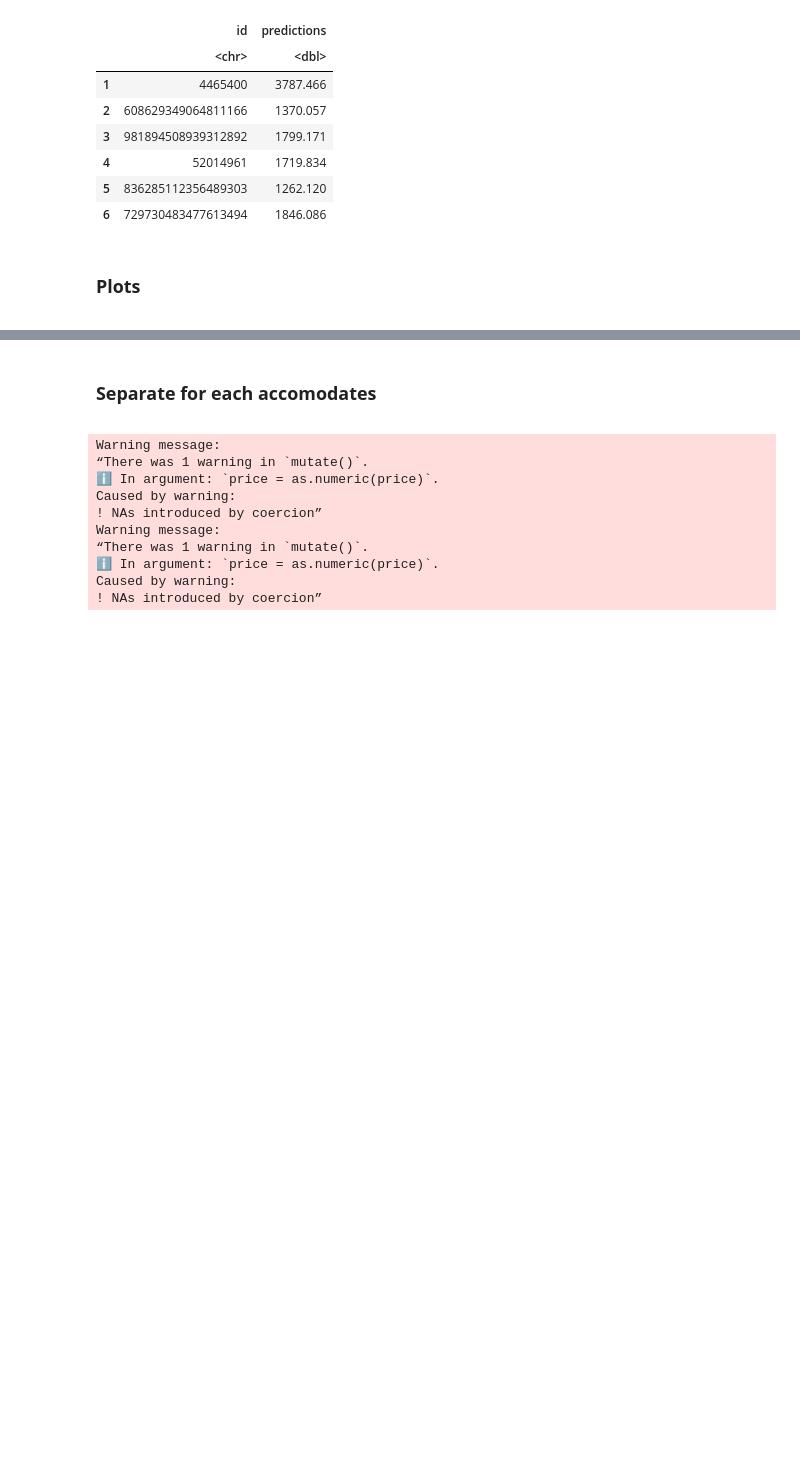
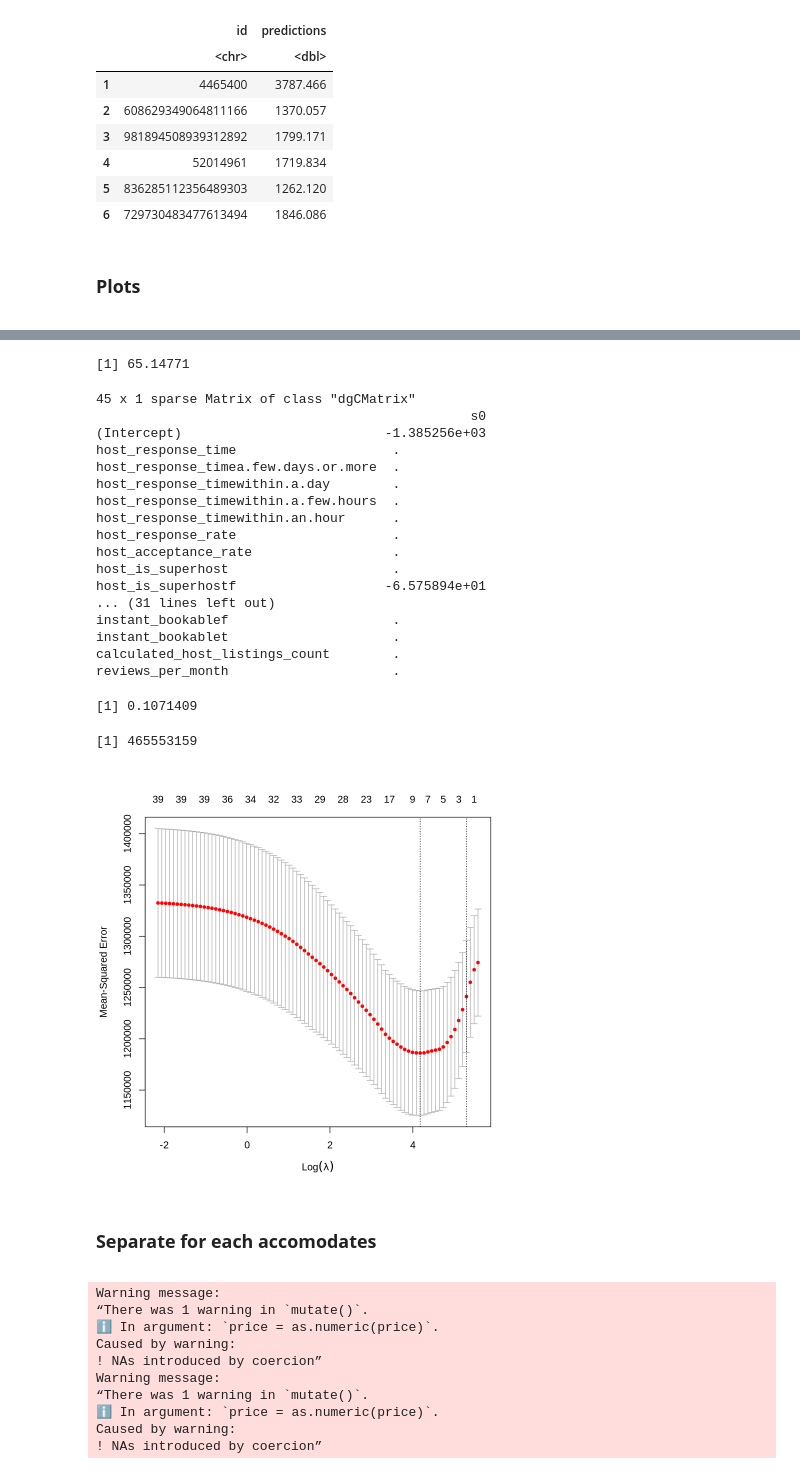
Before and after one commit to amahaj02/WIDS-Case-Comp, a Jupyter notebook: sidd.ipynb, the cells around one changed output, grey strips where cells are left out. Cells and saved outputs as stored; diff of their text form; code cells hidden in the pictures; blank space fills up the shorter version.

```diff
--- a/sidd.ipynb
+++ b/sidd.ipynb
@@ -207,3 +387,48 @@ ggplot(data = plot_data, mapping = aes(x = maximum_nights, y = monthly_revenue))
+# %%
+y_downtown <- downtown_data$monthly_revenue
+x_downtown <- makeX(downtown_data %>% select(-monthly_revenue),
+          na.impute = TRUE)
+
+cv_model_downtown <- cv.glmnet(x_downtown, y_downtown, alpha = 1)
+
+best_lambda_downtown <- cv_model_downtown$lambda.min
+best_lambda_downtown
+
+plot(cv_model_downtown)
+
+best_model_downtown <- glmnet(x_downtown, y_downtown, alpha = 1, lambda = best_lambda_downtown)
+coef(best_model_downtown)
+
+pred_y_downtown <- predict(best_model_downtown, s = best_lambda_downtown, newx = x_downtown)
+
+sst_downtown <- sum((y_downtown - mean(y_downtown))^2)
+sse_downtown <- sum((pred_y_downtown - y_downtown)^2)
+
+rsq_downtown <- 1 - sse_downtown/sst_downtown
+rsq_downtown
+sse_downtown
+# %% [output]
+[1] 65.14771
+45 x 1 sparse Matrix of class "dgCMatrix"
+                                                s0
+(Intercept)                          -1.385256e+03
+host_response_time                    .
+host_response_timea.few.days.or.more  .
+host_response_timewithin.a.day        .
+host_response_timewithin.a.few.hours  .
+host_response_timewithin.an.hour      .
+host_response_rate                    .
+host_acceptance_rate                  .
+host_is_superhost                     .
+host_is_superhostf                   -6.575894e+01
+... (31 lines left out)
+instant_bookablef                     .
+instant_bookablet                     .
+calculated_host_listings_count        .
+reviews_per_month                     .
+[1] 0.1071409
+[1] 465553159
+[figure, added]
 # %% [markdown]
 **<h3>Separate for each accomodates</h3>**
 # %%
```
Also changed, not shown: parts of 10 cells of this notebook.
